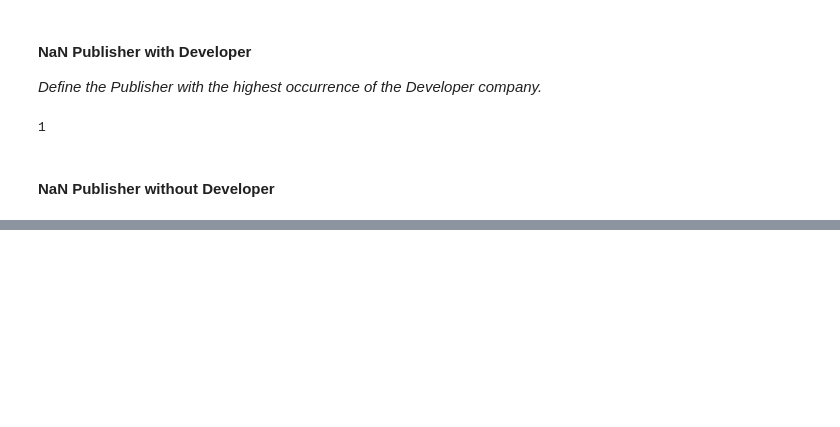
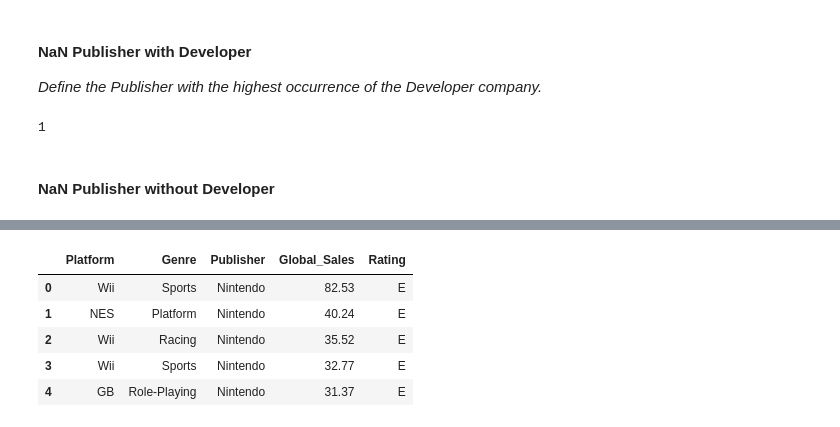
Before and after one commit to faustofcjr/artificial-intelligence, a Jupyter notebook: kaggle/video-game-sales/main.ipynb, the cells around one changed output, grey strips where cells are left out. Drawn from its saved outputs; the diff is of its cells as text; code cells hidden in the pictures; blank space fills up the shorter version.

```diff
--- a/kaggle/video-game-sales/main.ipynb
+++ b/kaggle/video-game-sales/main.ipynb
@@ -193,0 +372,9 @@ dataset.drop(nan_publisher.index, inplace=True)
+# %%
+na_rating = dataset[(dataset['Platform'].notna()) & (dataset['Rating'].isna())]
+
+for ind in na_rating.index:
+    platform = na_rating['Platform'][ind]
+    genre = na_rating['Genre'][ind]
+
+    rating = get_applicable_rating_by_platform(dataset, platform, genre)
+    dataset.loc[ind, 'Rating'] = rating
@@ -193,0 +383,2 @@ dataset.drop(nan_publisher.index, inplace=True)
+# %%
+dataset = dataset[dataset['Rating'].notna()]
@@ -193,0 +389,6 @@ dataset.drop(nan_publisher.index, inplace=True)
+# %%
+dataset = dataset.drop('Developer', axis=1)
+dataset = dataset.drop('Critic_Score', axis=1)
+dataset = dataset.drop('Critic_Count', axis=1)
+dataset = dataset.drop('User_Score', axis=1)
+dataset = dataset.drop('User_Count', axis=1)
@@ -194,3 +397,10 @@ dataset.drop(nan_publisher.index, inplace=True)
+# %%
+dataset = dataset.drop('Name', axis=1)
+dataset = dataset.drop('Year_of_Release', axis=1)
+dataset = dataset.drop('NA_Sales', axis=1)
+dataset = dataset.drop('EU_Sales', axis=1)
+dataset = dataset.drop('JP_Sales', axis=1)
+dataset = dataset.drop('Other_Sales', axis=1)
 # %%
 dataset.info()
 # %% [output]
@@ -213,0 +419,9 @@ memory usage: 2.2+ MB
+# %%
+dataset.head()
+# %% [output]
+|  | Platform | Genre | Publisher | Global_Sales | Rating |
+| 0 | Wii | Sports | Nintendo | 82.53 | E |
+| 1 | NES | Platform | Nintendo | 40.24 | E |
+| 2 | Wii | Racing | Nintendo | 35.52 | E |
+| 3 | Wii | Sports | Nintendo | 32.77 | E |
+| 4 | GB | Role-Playing | Nintendo | 31.37 | E |
```
Also changed, not shown: parts of 18 cells of this notebook.
